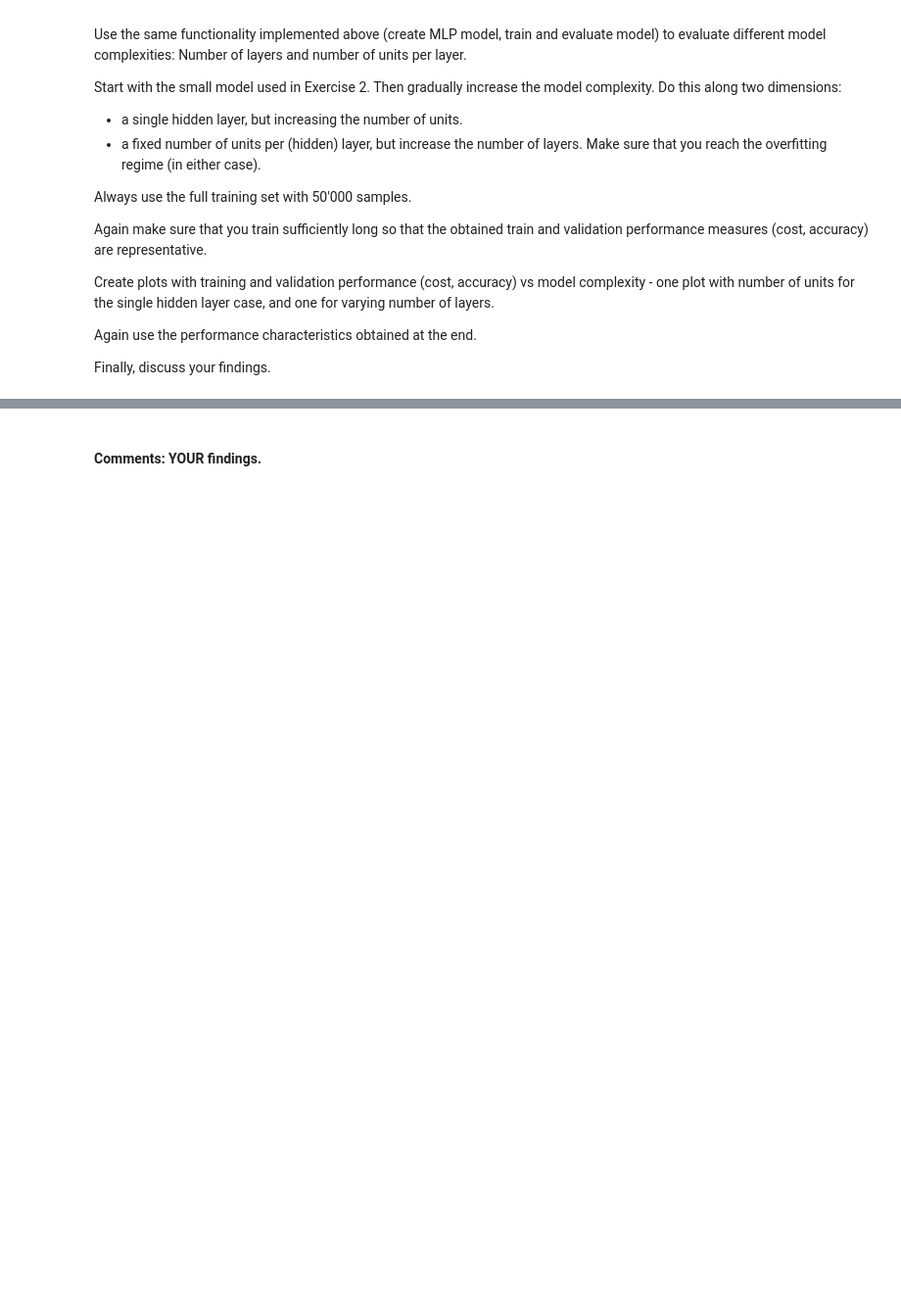
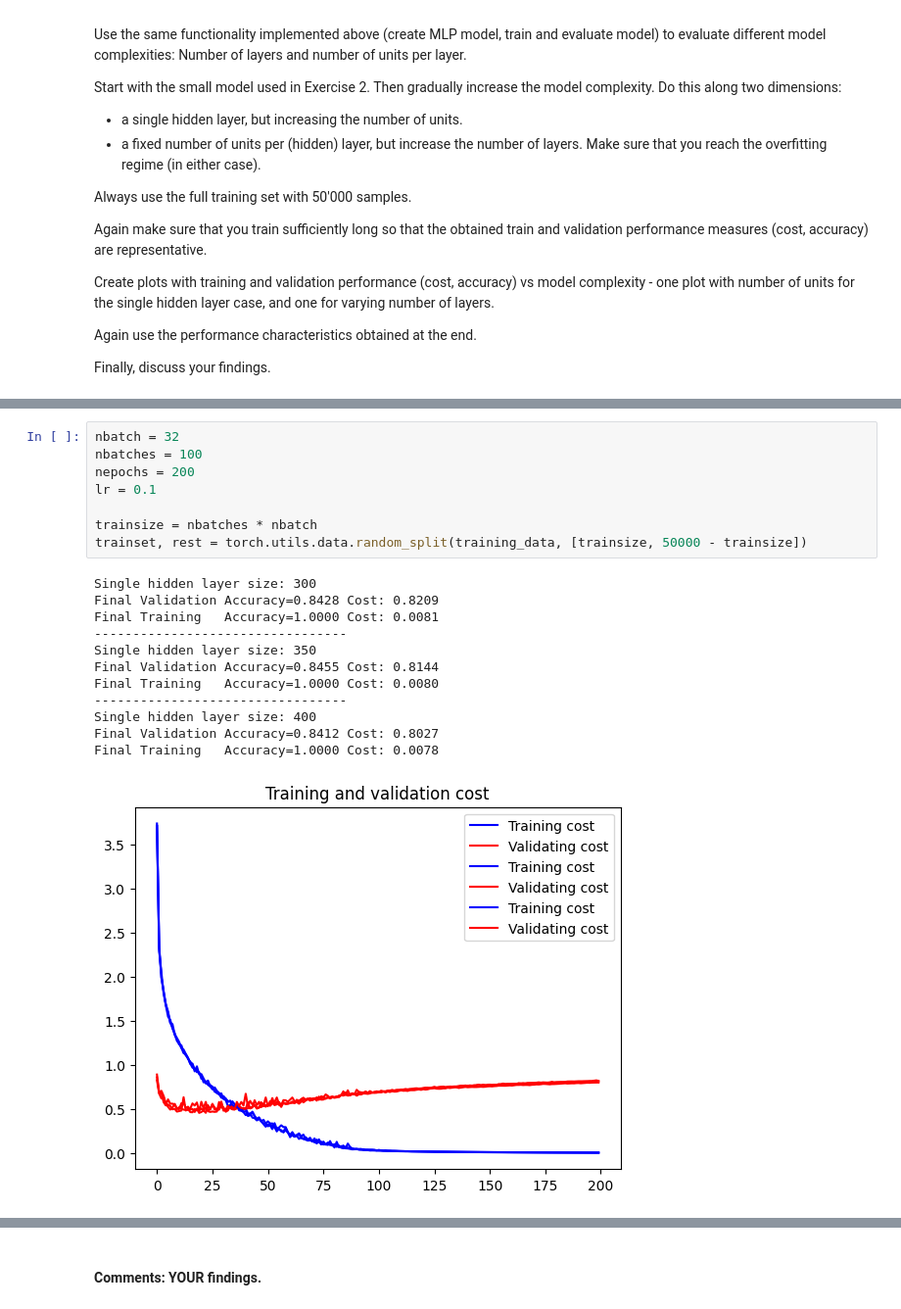
Before and after one commit to dave1b/TSM_DeLearn, a Jupyter notebook: week3/mlps_for_fashion_MNIST_dave_brunner.ipynb, the cells around one changed output, grey strips where cells are left out. Shown: that part at 98% size. Drawn from its saved outputs; the diff is of its cells as text; blank space fills up the shorter version.

```diff
--- a/week3/mlps_for_fashion_MNIST_dave_brunner.ipynb
+++ b/week3/mlps_for_fashion_MNIST_dave_brunner.ipynb
@@ -225,0 +342,21 @@ plt.plot(range(nepochs), acc_valid, "r-")
+# %%
+nbatch = 32
+nbatches = 100
+nepochs = 200
+lr = 0.1
+
+trainsize = nbatches * nbatch
+trainset, rest = torch.utils.data.random_split(training_data, [trainsize, 50000 - trainsize])
+# %% [output]
+Single hidden layer size: 300
+Final Validation Accuracy=0.8428 Cost: 0.8209
+Final Training   Accuracy=1.0000 Cost: 0.0081
+---------------------------------
+Single hidden layer size: 350
+Final Validation Accuracy=0.8455 Cost: 0.8144
+Final Training   Accuracy=1.0000 Cost: 0.0080
+---------------------------------
+Single hidden layer size: 400
+Final Validation Accuracy=0.8412 Cost: 0.8027
+Final Training   Accuracy=1.0000 Cost: 0.0078
+[figure, added]
```
Also changed, not shown: parts of 13 cells of this notebook.
